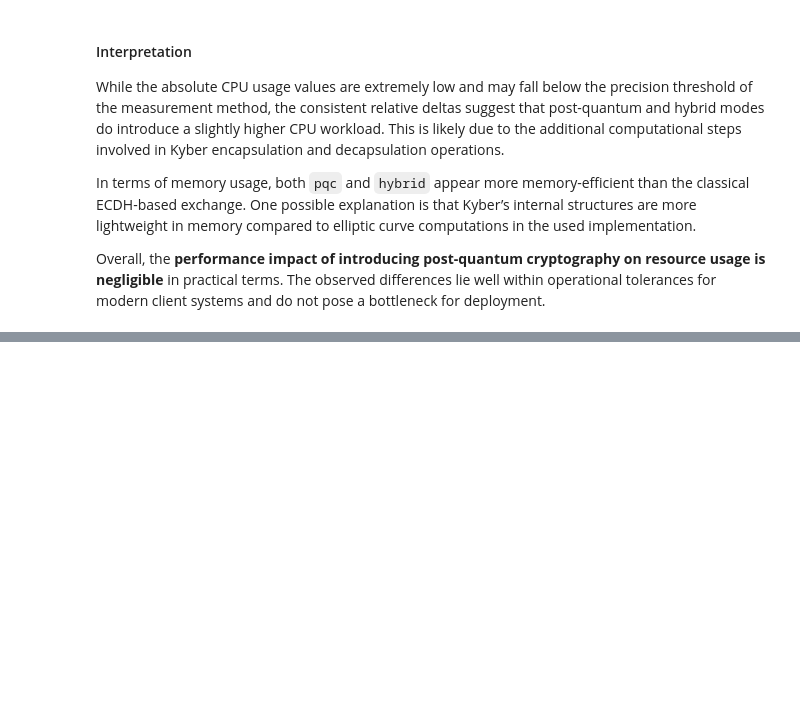
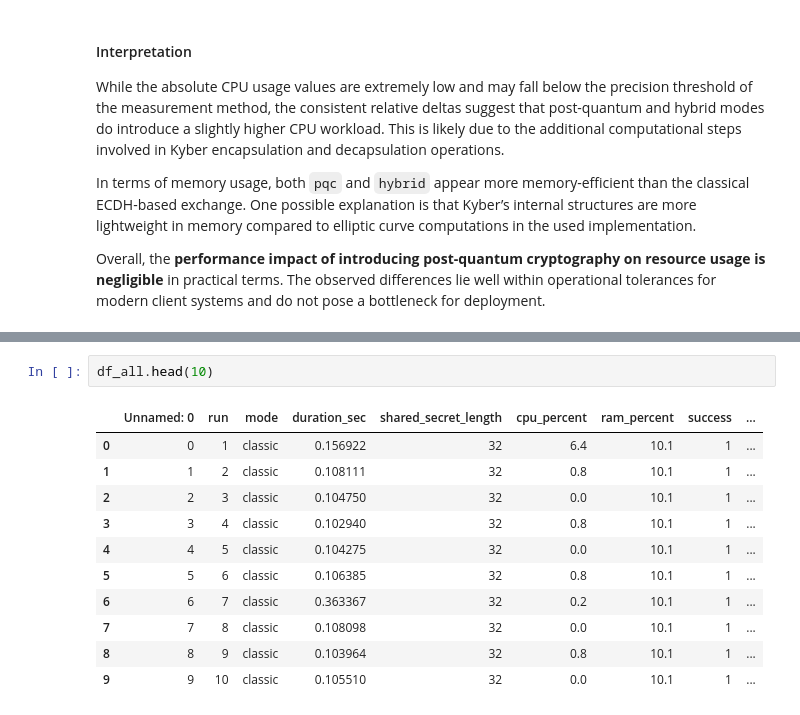
Before and after one commit to LucaBreh/HybridKEX, a Jupyter notebook: analytics/notebooks/03_analysis_and_visualization.ipynb, the cells around one changed output, grey strips where cells are left out. Drawn from its saved outputs; the diff is of its cells as text; blank space fills up the shorter version.

```diff
--- a/analytics/notebooks/03_analysis_and_visualization.ipynb
+++ b/analytics/notebooks/03_analysis_and_visualization.ipynb
@@ -504,0 +536,14 @@ Overall, the **performance impact of introducing post-quantum cryptography on re
+# %%
+df_all.head(10)
+# %% [output]
+|  | Unnamed: 0 | run | mode | duration_sec | shared_secret_length | cpu_percent | ram_percent | success | ... |
+| 0 | 0 | 1 | classic | 0.156922 | 32 | 6.4 | 10.1 | 1 | ... |
+| 1 | 1 | 2 | classic | 0.108111 | 32 | 0.8 | 10.1 | 1 | ... |
+| 2 | 2 | 3 | classic | 0.104750 | 32 | 0.0 | 10.1 | 1 | ... |
+| 3 | 3 | 4 | classic | 0.102940 | 32 | 0.8 | 10.1 | 1 | ... |
+| 4 | 4 | 5 | classic | 0.104275 | 32 | 0.0 | 10.1 | 1 | ... |
+| 5 | 5 | 6 | classic | 0.106385 | 32 | 0.8 | 10.1 | 1 | ... |
+| 6 | 6 | 7 | classic | 0.363367 | 32 | 0.2 | 10.1 | 1 | ... |
+| 7 | 7 | 8 | classic | 0.108098 | 32 | 0.0 | 10.1 | 1 | ... |
+| 8 | 8 | 9 | classic | 0.103964 | 32 | 0.8 | 10.1 | 1 | ... |
+| 9 | 9 | 10 | classic | 0.105510 | 32 | 0.0 | 10.1 | 1 | ... |
```
Also changed, not shown: parts of 19 cells of this notebook, 5 other files.
